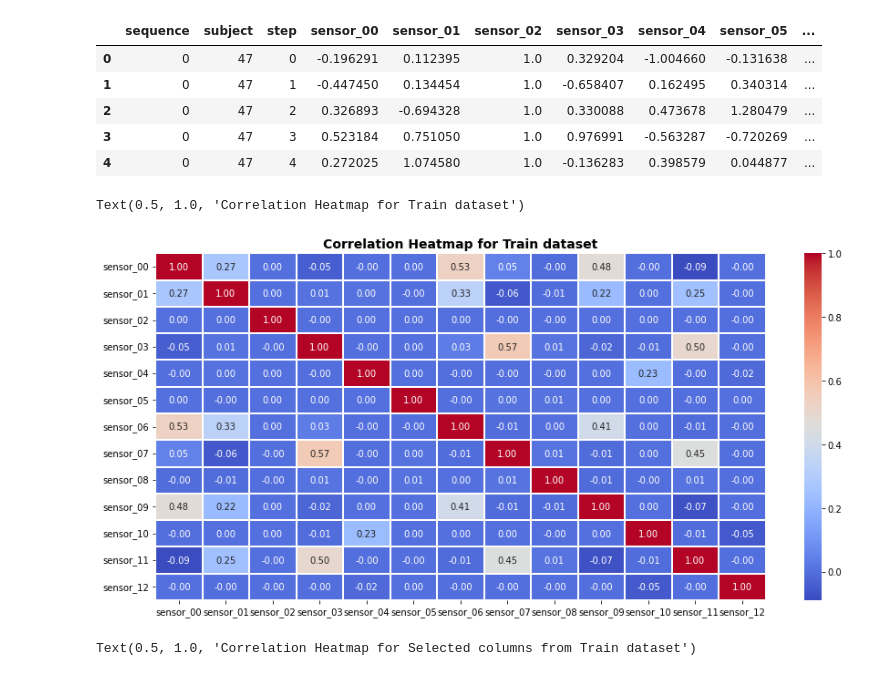
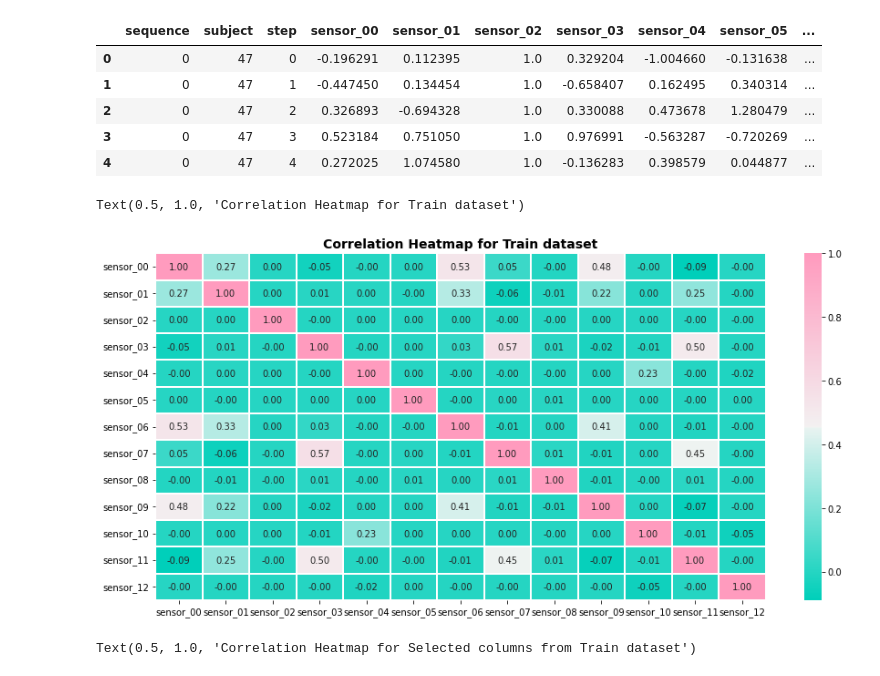
Before and after one commit to RaphaelZH/Kaggle_Competition_Practice_Notebooks_EN, a Jupyter notebook: tabular-playground-series-apr-2022.ipynb, the cells around one changed output. Saved outputs shown, nothing was run; the diff lists cells and outputs as text; code cells hidden in the pictures.

```diff
--- a/tabular-playground-series-apr-2022.ipynb
+++ b/tabular-playground-series-apr-2022.ipynb
@@ -147,18 +147,19 @@ train.head()
 # %%
 features  = [col for col in test.columns if col not in ("sequence","step","subject")]
 plt.figure(figsize = (15,7))
 
 hm = sns.heatmap(train[features].corr(),    # data
-                cmap = 'coolwarm',# style
+                # cmap = 'coolwarm',# style
+                cmap = sns.diverging_palette(175, 350, s=100, l=75, center = "light", as_cmap = True),
                 annot = True,     # True to show the specific values
                 fmt = '.2f',      # set the precision
                 linewidths = 0.05)
 plt.title('Correlation Heatmap for Train dataset',
               fontsize=14,
               fontweight='bold')
 # %% [output]
 Text(0.5, 1.0, 'Correlation Heatmap for Train dataset')
-[figure, old version]
+[figure, new version]
 # %%
 col_t=["sensor_00","sensor_01","sensor_03","sensor_06","sensor_07","sensor_09","sensor_11"]
 
```
Also changed, not shown: parts of 2 cells of this notebook.
